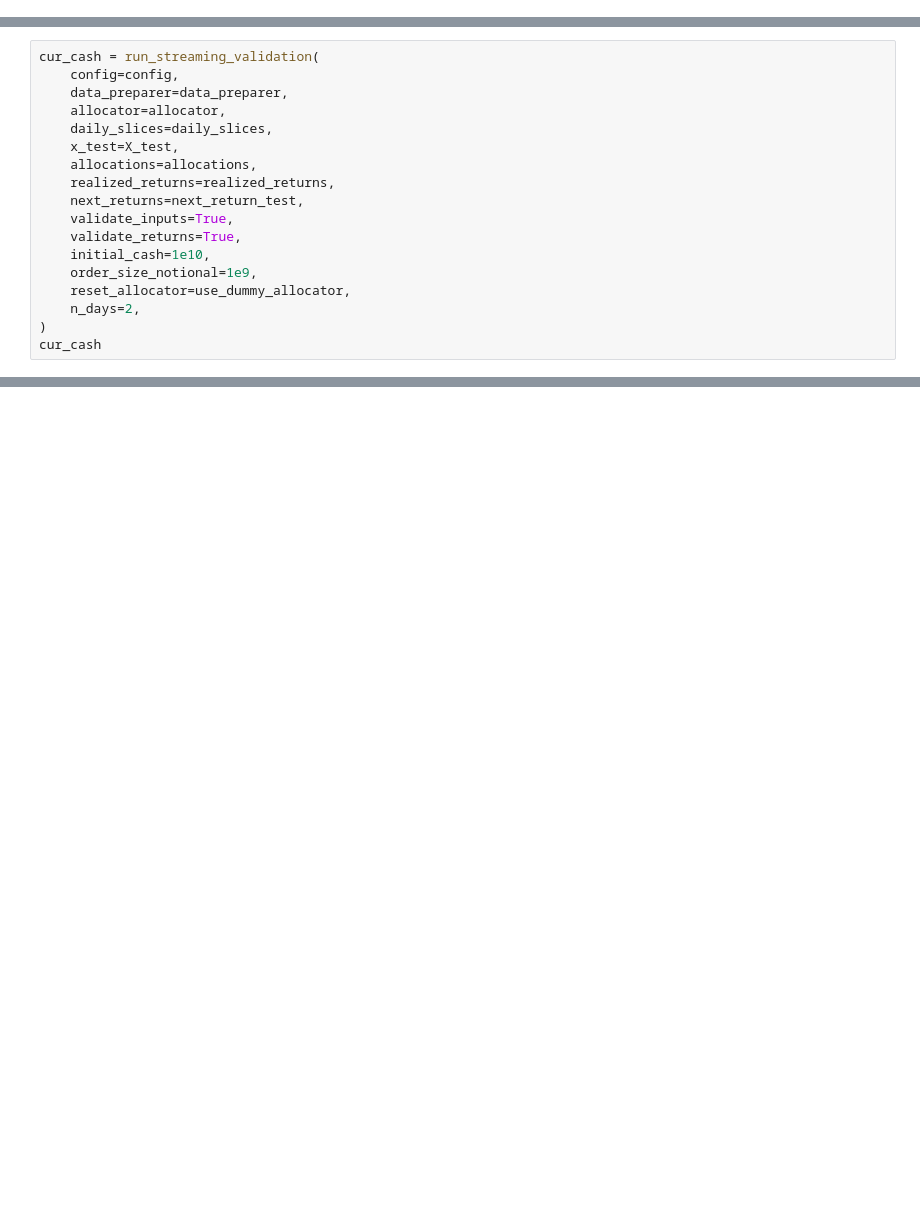
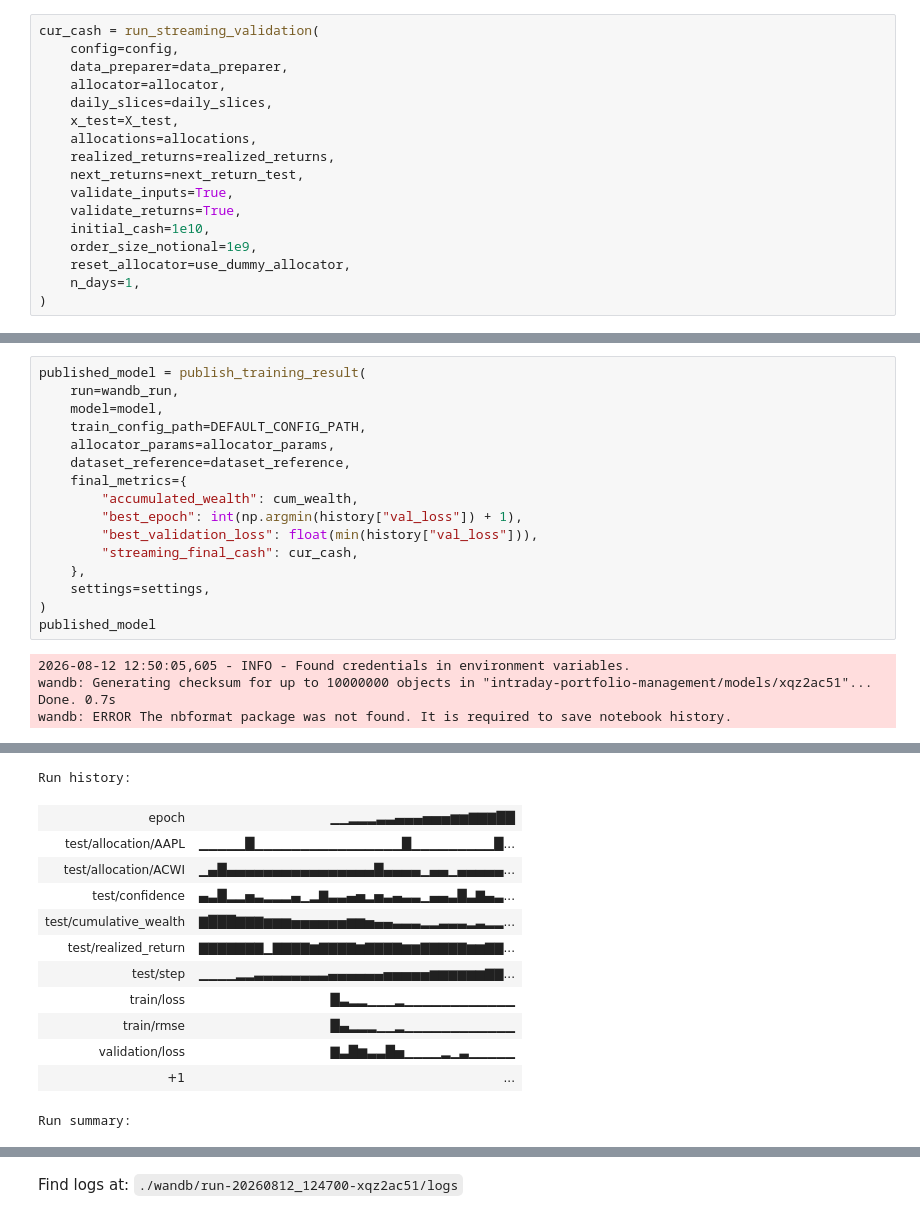
Before and after one commit to ikurnosau/intraday-portfolio-management, a Jupyter notebook: notebooks/train_pipeline.ipynb, the cells around one changed output, grey strips where cells are left out. Saved outputs shown, nothing was run; the diff lists cells and outputs as text; blank space fills up the shorter version.

```diff
--- a/notebooks/train_pipeline.ipynb
+++ b/notebooks/train_pipeline.ipynb
@@ -305,0 +372,17 @@ len(daily_slices), len(daily_slices[0]), len(daily_slices[0]['AAPL'])
+# %%
+cur_cash = run_streaming_validation(
+    config=config,
+    data_preparer=data_preparer,
+    allocator=allocator,
+    daily_slices=daily_slices,
+    x_test=X_test,
+    allocations=allocations,
+    realized_returns=realized_returns,
+    next_returns=next_return_test,
+    validate_inputs=True,
+    validate_returns=True,
+    initial_cash=1e10,
+    order_size_notional=1e9,
+    reset_allocator=use_dummy_allocator,
+    n_days=1,
+)
@@ -306,18 +426,20 @@ len(daily_slices), len(daily_slices[0]), len(daily_slices[0]['AAPL'])
 # %%
-cur_cash = run_streaming_validation(
-    config=config,
-    data_preparer=data_preparer,
-    allocator=allocator,
-    daily_slices=daily_slices,
-    x_test=X_test,
-    allocations=allocations,
-    realized_returns=realized_returns,
-    next_returns=next_return_test,
-    validate_inputs=True,
-    validate_returns=True,
-    initial_cash=1e10,
-    order_size_notional=1e9,
-    reset_allocator=use_dummy_allocator,
-    n_days=2,
+published_model = publish_training_result(
+    run=wandb_run,
+    model=model,
+    train_config_path=DEFAULT_CONFIG_PATH,
+    allocator_params=allocator_params,
+    dataset_reference=dataset_reference,
+    final_metrics={
+        "accumulated_wealth": cum_wealth,
+        "best_epoch": int(np.argmin(history["val_loss"]) + 1),
+        "best_validation_loss": float(min(history["val_loss"])),
+        "streaming_final_cash": cur_cash,
+    },
+    settings=settings,
 )
-cur_cash
+published_model
+# %% [output]
+2026-08-12 12:50:05,605 - INFO - Found credentials in environment variables.
+wandb: Generating checksum for up to 10000000 objects in "intraday-portfolio-management/models/xqz2ac51"... Done. 0.7s
+wandb: ERROR The nbformat package was not found. It is required to save notebook history.
@@ -323,0 +447,13 @@ cur_cash
+Run history:
+| epoch | ▁▁▂▂▂▃▃▄▄▄▅▅▅▆▆▇▇▇██ |
+| test/allocation/AAPL | ▁▁▁▁▁█▁▁▁▁▁▁▁▁▁▁▁▁▁▁▁▁█▁▁▁▁▁▁▁▁▁█... |
+| test/allocation/ACWI | ▁▄█▄▄▄▄▄▄▄▄▄▄▄▄▄▄▄▄█▄▄▄▄▁▄▄▁▄▄▄▄▄... |
+| test/confidence | ▄▃█▂▂▅▃▂▂▂▄▁▂▇▃▃▄▅▂▅▃▄▃▃▁▄▄▃█▃▇▄▃... |
+| test/cumulative_wealth | ▇███▇▇▇▆▆▆▅▅▅▅▅▅▆▆▅▄▄▃▃▃▂▂▃▃▃▂▃▂▂... |
+| test/realized_return | ▇▇▇▇▇▇▇▁▇▇▇▇▆▇▇▇▇▆▇▇▇▇▆▆▇▇▇▇▇▆▆▇▇... |
+| test/step | ▁▁▁▁▂▂▃▃▃▃▃▃▃▃▄▄▄▄▄▄▅▅▅▅▅▆▆▆▆▆▆▇▇... |
+| train/loss | █▃▂▂▁▁▁▂▁▁▁▁▁▁▁▁▁▁▁▁ |
+| train/rmse | █▄▂▂▂▁▁▂▁▁▁▁▁▁▁▁▁▁▁▁ |
+| validation/loss | ▇▃█▆▃▃█▅▁▁▁▁▂▁▃▁▁▁▁▁ |
+| +1 | ... |
+Run summary:
@@ -323,0 +474 @@ cur_cash
+Find logs at: ./wandb/run-20260812_124700-xqz2ac51/logs
```
Also changed, not shown: parts of 16 cells of this notebook, 22 other files.
